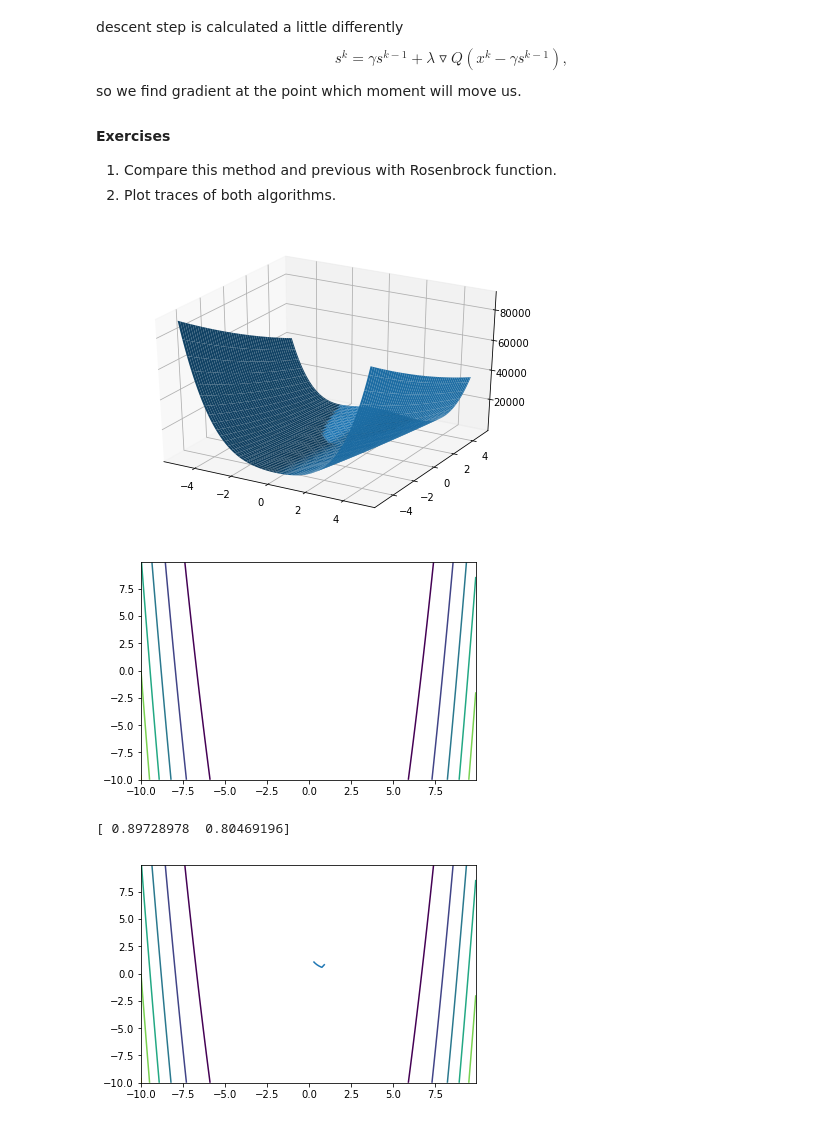
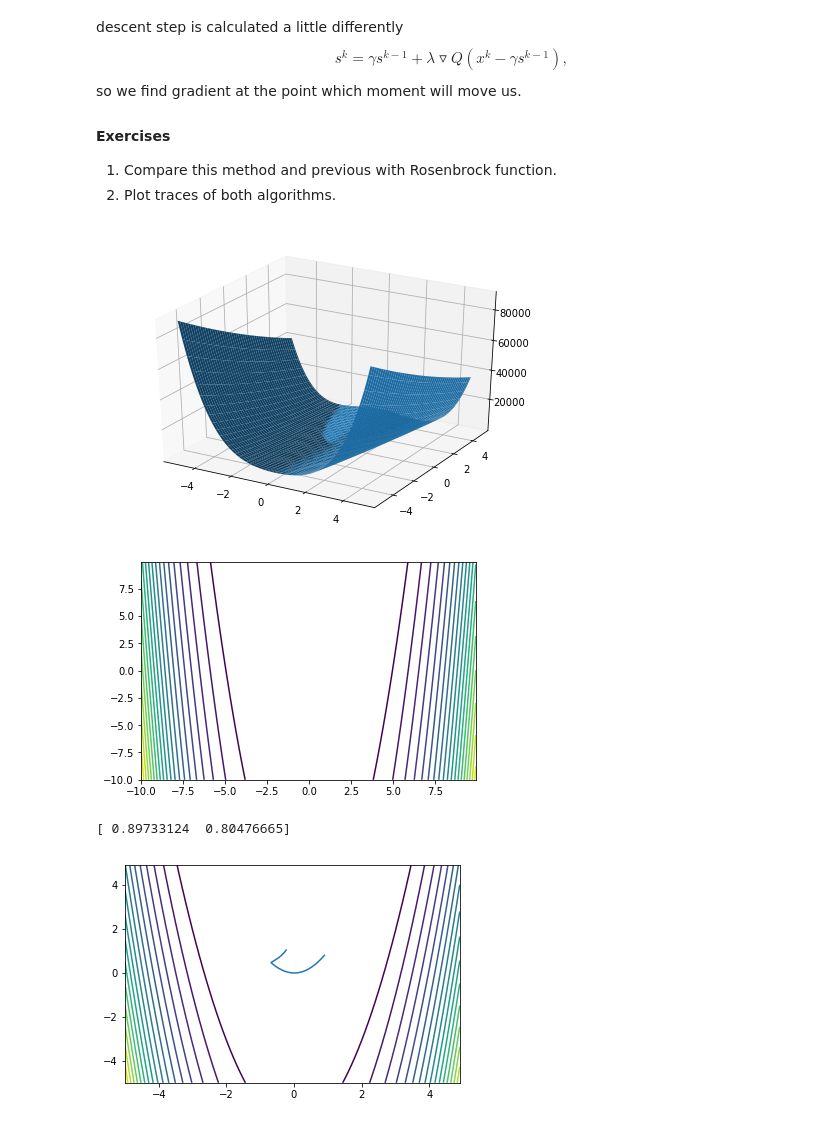
Before and after one commit to mnkonkova/ML, a Jupyter notebook: lab-1.ipynb, the cells around one changed output. Saved outputs shown, nothing was run; the diff lists cells and outputs as text; code cells hidden in the pictures.

```diff
--- a/lab-1.ipynb
+++ b/lab-1.ipynb
@@ -390,12 +404,12 @@ def stereo(f, a=-10, b=10, delta=0.1):
     pylab.show()
 def contour(f, a=-10, b=10, delta=0.1):
     x, y, z = prep_for_out(f, a, b, delta)
-    pylab.contour(x, y, z)
+    pylab.contour(x, y, z, 20)
     pylab.show()
 def trace(f, X, Y, a=-10, b=10, delta=0.1):
     x, y, z = prep_for_out(f, a, b, delta)
     pylab.plot(X, Y)
-    pylab.contour(x, y, z)
+    pylab.contour(x, y, z, 20)
     pylab.show()
 stereo(f)
 contour(f)
@@ -733,17 +748,19 @@ score(test_data, test_values, min_point)
 # %%
 import time as t
-max_k = 100
-P1 = np.arange(0,max_k, 1, dtype=np.float32)
-P2 = np.arange(0,max_k, 1, dtype=np.float32)
-P3 = np.arange(0,max_k, 1, dtype=np.float32)
-for k in range(max_k):
-    print('will be ready in', max_k - k)
+max_k = 1000
+P1 = np.arange(1,max_k, 20, dtype=np.float32)
+P2 = np.arange(1,max_k, 20, dtype=np.float32)
+P3 = np.arange(1,max_k, 20, dtype=np.float32)
+for k in range(int(len(P3))):
+    print('will be ready in', len(P3) - k)
     start = t.time()
-    point, f = stochastic_descent(LF, der_LF, train_data, train_values, k)
+    point, f = stochastic_descent(LF, der_LF, train_data, train_values, int(P3[k]))
     time_work = t.time() - start
     P1[k] = time_work
     P2[k] = score(test_data, test_values, point)
 plt.plot(P3, P1, label = 'time')
+plt.legend()
+plt.show()
 plt.plot(P3, P2, label = 'score')
 plt.legend()
 plt.show()
@@ -828,18 +857,20 @@ def gr_descent(f, grad):
     prev_f = 10 ** 6
     while np.abs(prev_f - cur_f) > EPS:
         grad_vec = grad(point)
-        for i in range(len(point)):
-            point[i] -= lambd * grad_vec[i]
+        point -= lambd * grad_vec
 
         X_plot.append(point[0])
         Y_plot.append(point[1])
         prev_f = cur_f
         cur_f = f(point[0], point[1])
     return (point)
-def momentum_desent(f, grad):
+def momentum_desent(f, grad, x0=-100, y0=0):
     X_plot.clear()
     Y_plot.clear()
-    point = np.random.random(2) * 20 - 10
+    if x0 == -100:
+        point = np.random.random(2) * 20 - 10
+    else:
+        point = np.array([x0, y0], dtype=np.float32)
     prev_f = 10 ** 6
     cur_f = f(point[0], point[1])
     while np.abs(prev_f - cur_f) > EPS:
@@ -849,8 +880,7 @@ def momentum_desent(f, grad):
         cur_der = gamma * prev_der + lambd * grad(point)
         prev_der = cur_der
         prev_f = cur_f
-        for i in range(len(point)):
-            point[i] -= cur_der[i]
+        point -= cur_der
 
         X_plot.append(point[0])
         Y_plot.append(point[1])
@@ -911,17 +943,17 @@ def nesterov_desent(f, grad):
 # %%
 stereo(f1, -5, 5)
 contour(f1)
 
 gamma = 0.00006
 lambd = 0.0001
 EPS = 0.000001
-print(momentum_desent(f1, grad1))
-trace(f1, X_plot, Y_plot, -10, 10)
+print(momentum_desent(f1, grad1, 2.5, 0.5))
+trace(f1, X_plot, Y_plot, -5, 5)
 # %% [output]
 [figure]
-[figure, old version]
+[figure, new version]
-[ 0.89728978  0.80469196]
+[ 0.89733124  0.80476665]
-[figure, old version]
+[figure, new version]
 # %%
 gamma = 0.00006
 lambd = 0.0001
```
Also changed, not shown: parts of 43 cells of this notebook.
